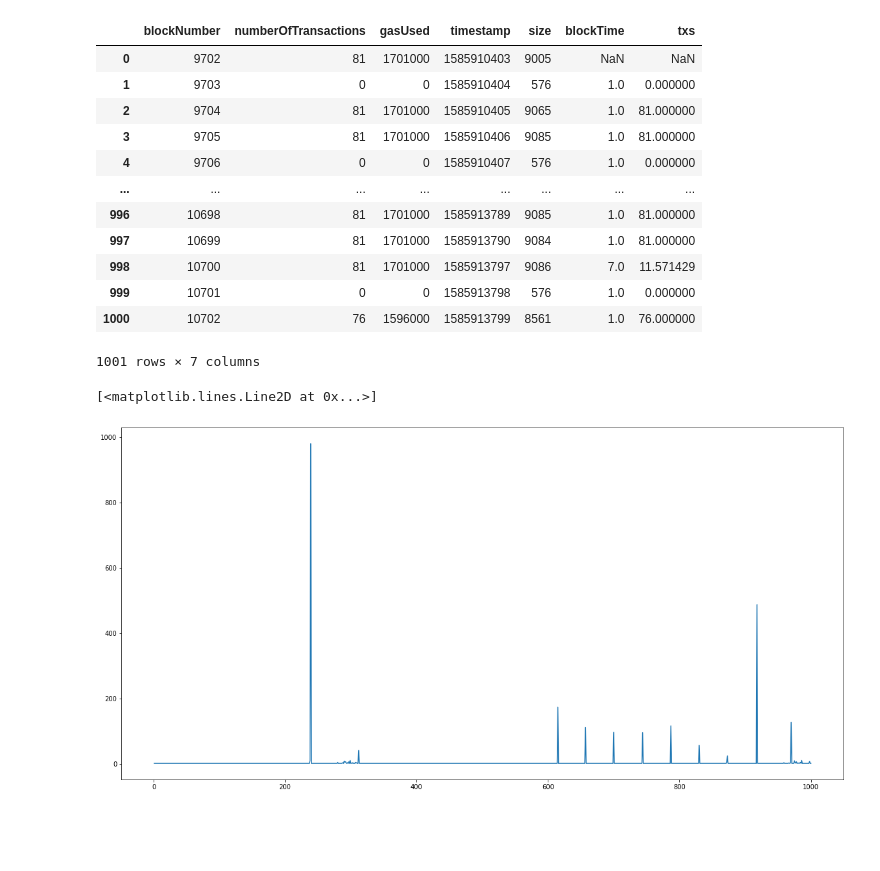
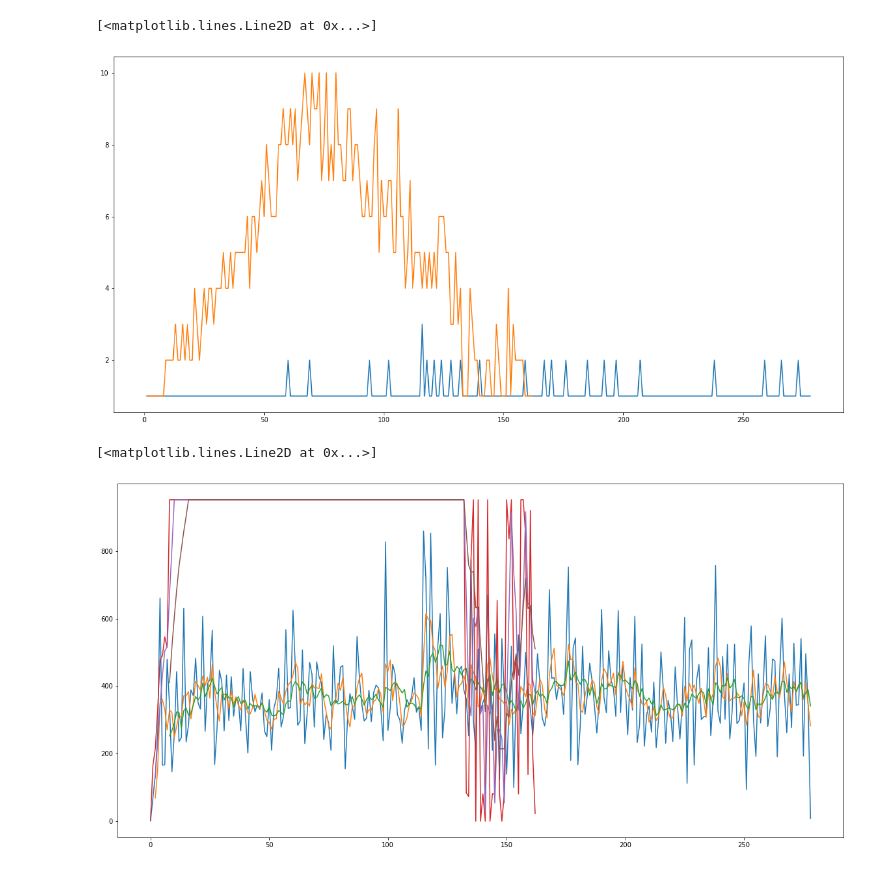
Before and after one commit to lab10-coop/honey-badger-testing, a Jupyter notebook: jupyter/generic_block_analysis.ipynb, the cells around one changed output. Cells and saved outputs as stored; diff of their text form; code cells hidden in the pictures; blank space fills up the shorter version.

```diff
--- a/jupyter/generic_block_analysis.ipynb
+++ b/jupyter/generic_block_analysis.ipynb
@@ -12,34 +12,41 @@ plt.rcParams["figure.figsize"] = (20, 10)
 # %%
 
 
-blocksFile = 'data/' + testalgo + '/' + testrun + '/' + testname + '/blocks.log.csv'
+#blocksFile = 'data/' + testalgo + '/' + testrun + '/' + testname + '/blocks.log.csv'
+
+# blocksFile = 'data/hbbft/proofs/poolProtection/blocks.log.csv'
+
+blocksFile = 'data/hbbft/proofs/poolProtection/tx350.csv'
+blocksFile2 = 'data/hbbft/proofs/poolProtection/tx538.csv'
 
 dfFixed = pd.read_csv(blocksFile)
+dfFixed2 = pd.read_csv(blocksFile2)
+
 
 dfFixed['blockTime'] =  dfFixed.timestamp - dfFixed.shift(1).timestamp
 dfFixed['txs'] = dfFixed.numberOfTransactions / dfFixed.blockTime
 
-dfFixed
+dfFixed2['blockTime'] =  dfFixed2.timestamp - dfFixed2.shift(1).timestamp
+dfFixed2['txs'] = dfFixed2.numberOfTransactions / dfFixed2.blockTime
-# %% [output]
-|  | blockNumber | numberOfTransactions | gasUsed | timestamp | size | blockTime | txs |
-| 0 | 9702 | 81 | 1701000 | 1585910403 | 9005 | NaN | NaN |
-| 1 | 9703 | 0 | 0 | 1585910404 | 576 | 1.0 | 0.000000 |
-| 2 | 9704 | 81 | 1701000 | 1585910405 | 9065 | 1.0 | 81.000000 |
-| 3 | 9705 | 81 | 1701000 | 1585910406 | 9085 | 1.0 | 81.000000 |
-| 4 | 9706 | 0 | 0 | 1585910407 | 576 | 1.0 | 0.000000 |
-| ... | ... | ... | ... | ... | ... | ... | ... |
-| 996 | 10698 | 81 | 1701000 | 1585913789 | 9085 | 1.0 | 81.000000 |
-| 997 | 10699 | 81 | 1701000 | 1585913790 | 9084 | 1.0 | 81.000000 |
-| 998 | 10700 | 81 | 1701000 | 1585913797 | 9086 | 7.0 | 11.571429 |
-| 999 | 10701 | 0 | 0 | 1585913798 | 576 | 1.0 | 0.000000 |
-| 1000 | 10702 | 76 | 1596000 | 1585913799 | 8561 | 1.0 | 76.000000 |
-1001 rows × 7 columns
 # %%
 # plot = plt.plot(df.blockTime)
 plt.plot(dfFixed.blockTime)
+plt.plot(dfFixed2.blockTime)
 # %% [output]
 [<matplotlib.lines.Line2D at 0x...>]
-[figure, old version]
+[figure, new version]
+# %%
+
+plt.plot(dfFixed.numberOfTransactions)
+plt.plot(dfFixed.numberOfTransactions.rolling(window=3).mean())
+plt.plot(dfFixed.numberOfTransactions.rolling(window=9).mean())
+
+plt.plot(dfFixed2.numberOfTransactions)
+plt.plot(dfFixed2.numberOfTransactions.rolling(window=3).mean())
+plt.plot(dfFixed2.numberOfTransactions.rolling(window=9).mean())
+# %% [output]
+[<matplotlib.lines.Line2D at 0x...>]
+[figure, added]
 # %%
 # plt.plot(df.numberOfTransactions)
 #plt.plot(df.txs.rolling(window=3).mean())
```
Also changed, not shown: parts of 2 cells of this notebook, 36 other files.
